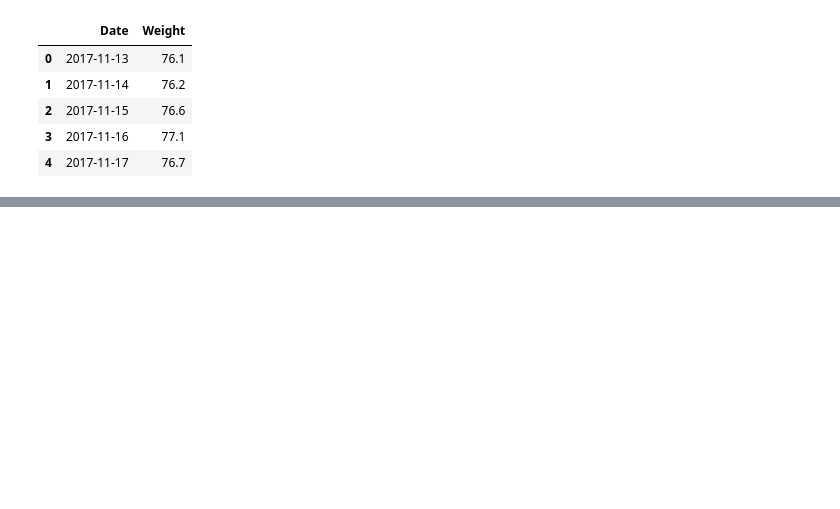
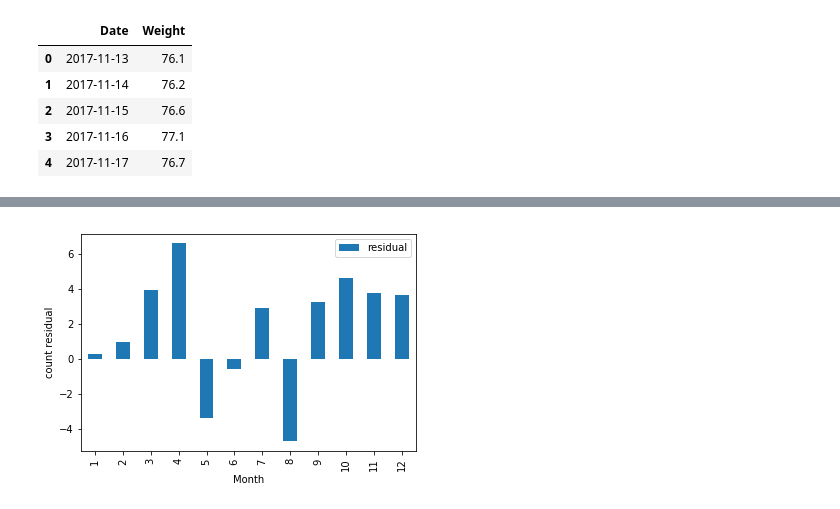
Before and after one commit to mt82/Peso, a Jupyter notebook: PyPeso.ipynb, the cells around one changed output, grey strips where cells are left out. Cells and saved outputs as stored; diff of their text form; code cells hidden in the pictures; blank space fills up the shorter version.

```diff
--- a/PyPeso.ipynb
+++ b/PyPeso.ipynb
@@ -148,0 +114,12 @@ plt.show()
+# %%
+df_yearmonth_count = pd.merge(df_month[["Year","Month","count"]].rename(columns={"count":"count_month"}),
+                        df_year[["Year","count"]].rename(columns={"count":"count_year"}),
+                        how='left',on="Year",validate="m:1")
+df_yearmonth_count["residual"] = df_yearmonth_count["count_month"] - df_yearmonth_count["count_year"]/12.
+fig, ax = plt.subplots()
+df_yearmonth_count[["Month","residual"]].groupby(["Month"]).mean().plot.bar(ax=ax)
+plt.ylabel("count residual")
+plt.show()
+pdf.savefig(fig)
+# %% [output]
+[figure, added]
```
Also changed, not shown: parts of 38 cells of this notebook.
